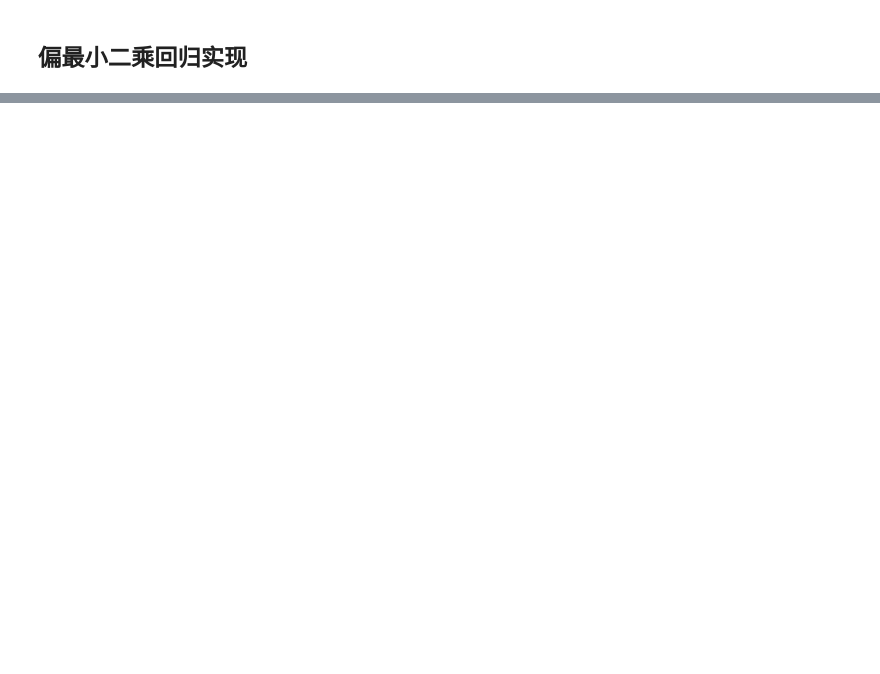
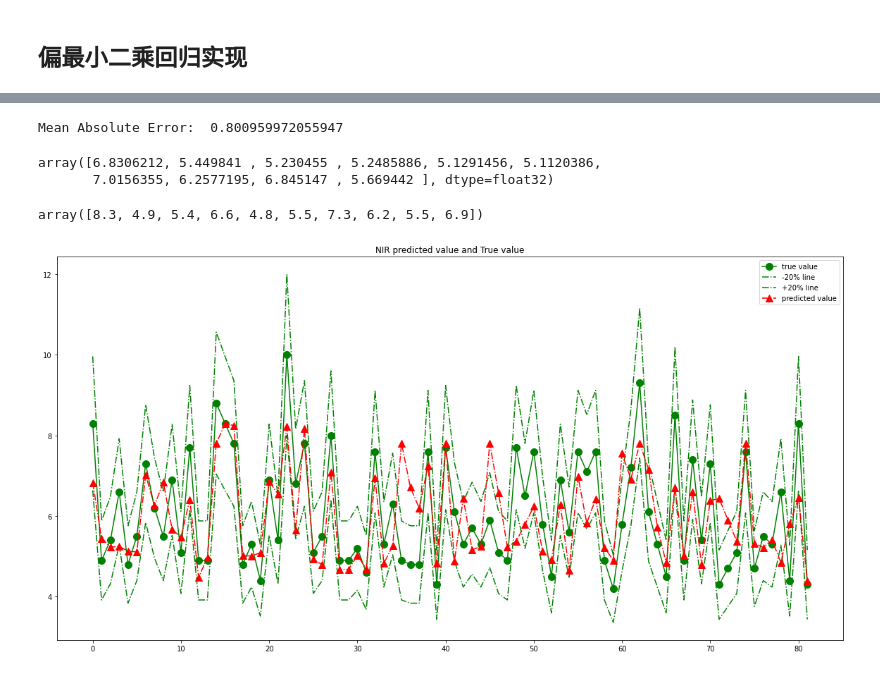
Before and after one commit to gujing2021/LinearRegressionPredictBloodGlucose, a Jupyter notebook: LinearRegressionPredict.ipynb, the cells around one changed output, grey strips where cells are left out. Drawn from its saved outputs; the diff is of its cells as text; code cells hidden in the pictures; blank space fills up the shorter version.

```diff
--- a/LinearRegressionPredict.ipynb
+++ b/LinearRegressionPredict.ipynb
@@ -245,0 +264,8 @@ get_rmse(predict_y, test_y)
+# %%
+from xgboost import XGBRegressor
+
+model = XGBRegressor(n_estimators=1000, learning_rate=0.05, n_jobs=12)
+model.fit(train_X, train_y,
+            early_stopping_rounds=20,
+            eval_set=[(test_X, test_y)],
+            verbose=True)
@@ -245,0 +298,16 @@ get_rmse(predict_y, test_y)
+# %%
+from sklearn.metrics import mean_absolute_error
+
+predictions = model.predict(test_X)
+print("Mean Absolute Error: ", str(mean_absolute_error(predictions, test_y)))
+# %% [output]
+Mean Absolute Error:  0.800959972055947
+# %%
+predictions[:10]
+# %% [output]
+array([6.8306212, 5.449841 , 5.230455 , 5.2485886, 5.1291456, 5.1120386,
+       7.0156355, 6.2577195, 6.845147 , 5.669442 ], dtype=float32)
+# %%
+test_y[:10]
+# %% [output]
+array([8.3, 4.9, 5.4, 6.6, 4.8, 5.5, 7.3, 6.2, 5.5, 6.9])
@@ -245,0 +316,4 @@ get_rmse(predict_y, test_y)
+# %%
+showPredict(test_y, predictions)
+# %% [output]
+[figure, added]
```
Also changed, not shown: parts of 17 cells of this notebook, 2 other files.
